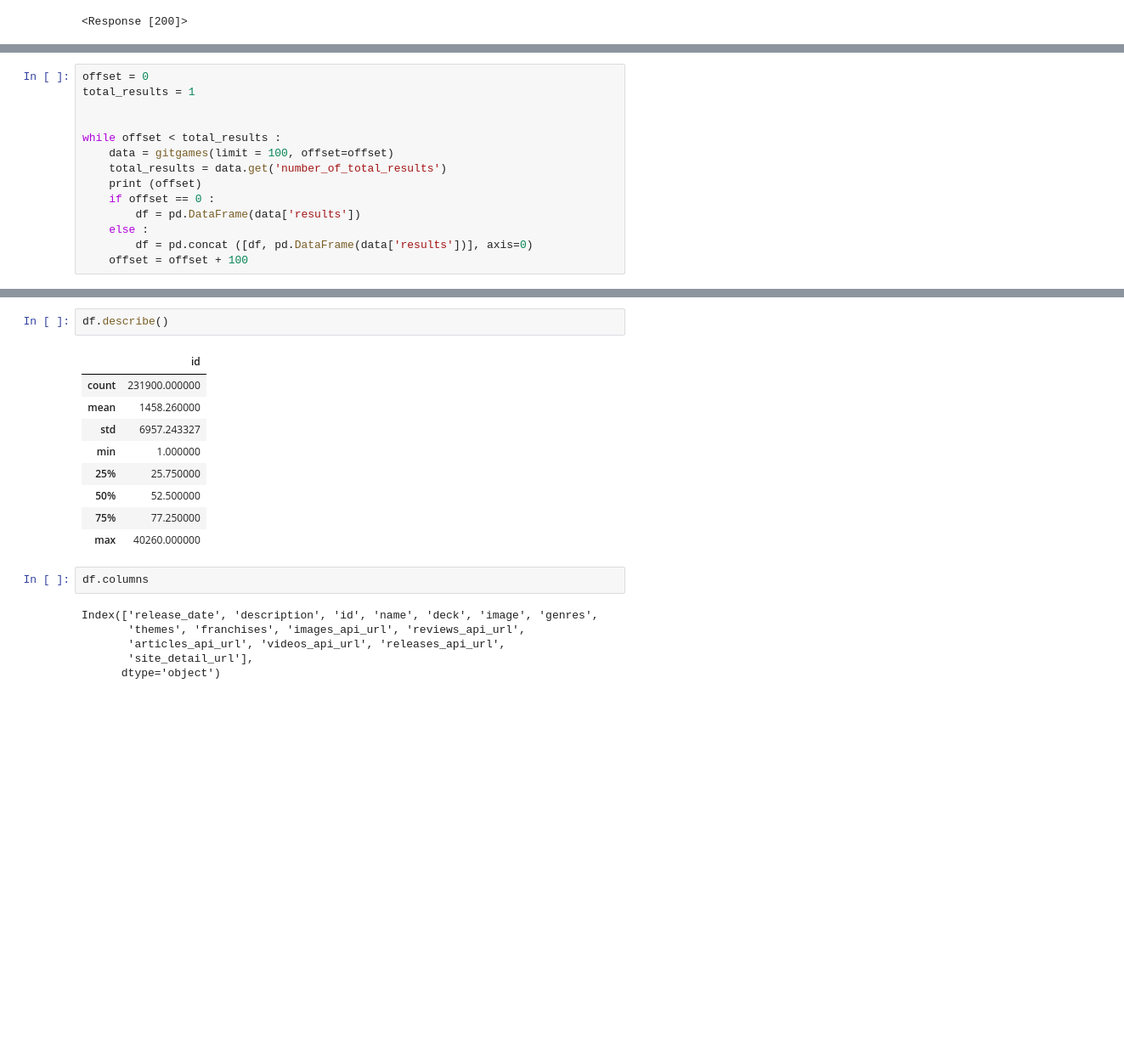
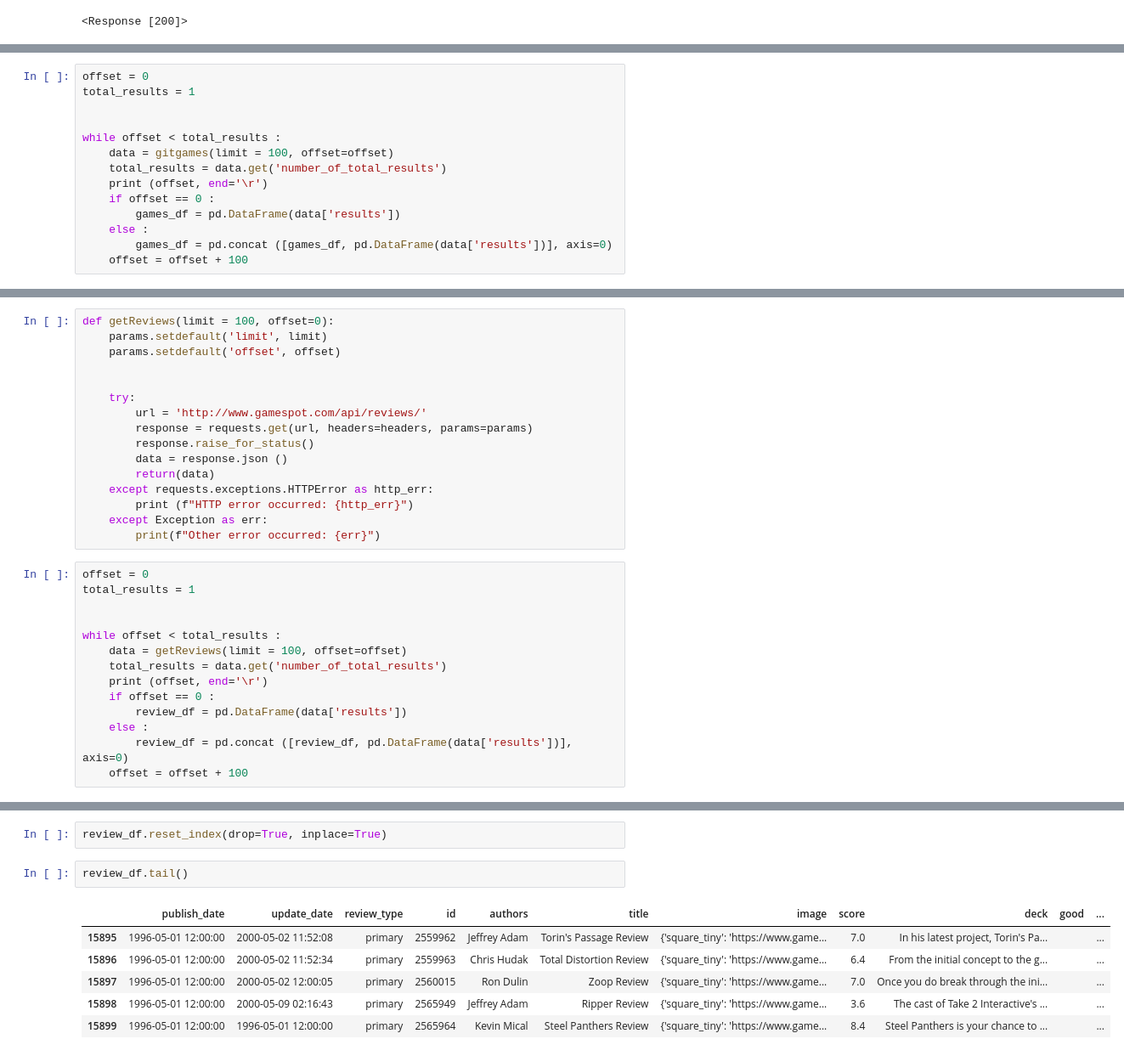
Before and after one commit to professav/Project-2, a Jupyter notebook: gamespot.ipynb, the cells around one changed output, grey strips where cells are left out. Shown at 85% size. Saved outputs shown, nothing was run; the diff lists cells and outputs as text; blank space fills up the shorter version.

```diff
--- a/gamespot.ipynb
+++ b/gamespot.ipynb
@@ -50,3 +46,17 @@ def gitgames(limit = 100, offset=0):
         print (f"HTTP error occurred: {http_err}")
     except Exception as err:
         print(f"Other error occurred: {err}")
+# %%
+offset = 0
+total_results = 1
+
+
+while offset < total_results :
+    data = gitgames(limit = 100, offset=offset)
+    total_results = data.get('number_of_total_results')
+    print (offset, end='\r')
+    if offset == 0 :
+        games_df = pd.DataFrame(data['results'])
+    else :
+        games_df = pd.concat ([games_df, pd.DataFrame(data['results'])], axis=0)
+    offset = offset + 100
@@ -55,15 +104,31 @@ df.reset_index(drop=True, inplace=True)
+# %%
+def getReviews(limit = 100, offset=0):
+    params.setdefault('limit', limit)
+    params.setdefault('offset', offset)
+
+
+    try:
+        url = 'http://www.gamespot.com/api/reviews/'
+        response = requests.get(url, headers=headers, params=params)
+        response.raise_for_status()
+        data = response.json ()
+        return(data)
+    except requests.exceptions.HTTPError as http_err:
+        print (f"HTTP error occurred: {http_err}")
+    except Exception as err:
+        print(f"Other error occurred: {err}")
 # %%
 offset = 0
 total_results = 1
 
 
 while offset < total_results :
-    data = gitgames(limit = 100, offset=offset)
+    data = getReviews(limit = 100, offset=offset)
     total_results = data.get('number_of_total_results')
-    print (offset)
+    print (offset, end='\r')
     if offset == 0 :
-        df = pd.DataFrame(data['results'])
+        review_df = pd.DataFrame(data['results'])
     else :
-        df = pd.concat ([df, pd.DataFrame(data['results'])], axis=0)
+        review_df = pd.concat ([review_df, pd.DataFrame(data['results'])], axis=0)
     offset = offset + 100
 # %% [output]
@@ -87,20 +136,11 @@ while offset < total_results :
-# %%
-df.describe()
-# %% [output]
-|  | id |
-| count | 231900.000000 |
-| mean | 1458.260000 |
-| std | 6957.243327 |
-| min | 1.000000 |
-| 25% | 25.750000 |
-| 50% | 52.500000 |
-| 75% | 77.250000 |
-| max | 40260.000000 |
-# %%
-df.columns
-# %% [output]
-Index(['release_date', 'description', 'id', 'name', 'deck', 'image', 'genres',
-       'themes', 'franchises', 'images_api_url', 'reviews_api_url',
-       'articles_api_url', 'videos_api_url', 'releases_api_url',
-       'site_detail_url'],
-      dtype='object')
+# %%
+review_df.reset_index(drop=True, inplace=True)
+# %%
+review_df.tail()
+# %% [output]
+|  | publish_date | update_date | review_type | id | authors | title | image | score | deck | good | ... |
+| 15895 | 1996-05-01 12:00:00 | 2000-05-02 11:52:08 | primary | 2559962 | Jeffrey Adam | Torin's Passage Review | {'square_tiny': 'https://www.game... | 7.0 | In his latest project, Torin's Pa... |  | ... |
+| 15896 | 1996-05-01 12:00:00 | 2000-05-02 11:52:34 | primary | 2559963 | Chris Hudak | Total Distortion Review | {'square_tiny': 'https://www.game... | 6.4 | From the initial concept to the g... |  | ... |
+| 15897 | 1996-05-01 12:00:00 | 2000-05-02 12:00:05 | primary | 2560015 | Ron Dulin | Zoop Review | {'square_tiny': 'https://www.game... | 7.0 | Once you do break through the ini... |  | ... |
+| 15898 | 1996-05-01 12:00:00 | 2000-05-09 02:16:43 | primary | 2565949 | Jeffrey Adam | Ripper Review | {'square_tiny': 'https://www.game... | 3.6 | The cast of Take 2 Interactive's ... |  | ... |
+| 15899 | 1996-05-01 12:00:00 | 1996-05-01 12:00:00 | primary | 2565964 | Kevin Mical | Steel Panthers Review | {'square_tiny': 'https://www.game... | 8.4 | Steel Panthers is your chance to ... |  | ... |
```
Also changed, not shown: parts of 21 cells of this notebook, 6 other files.
